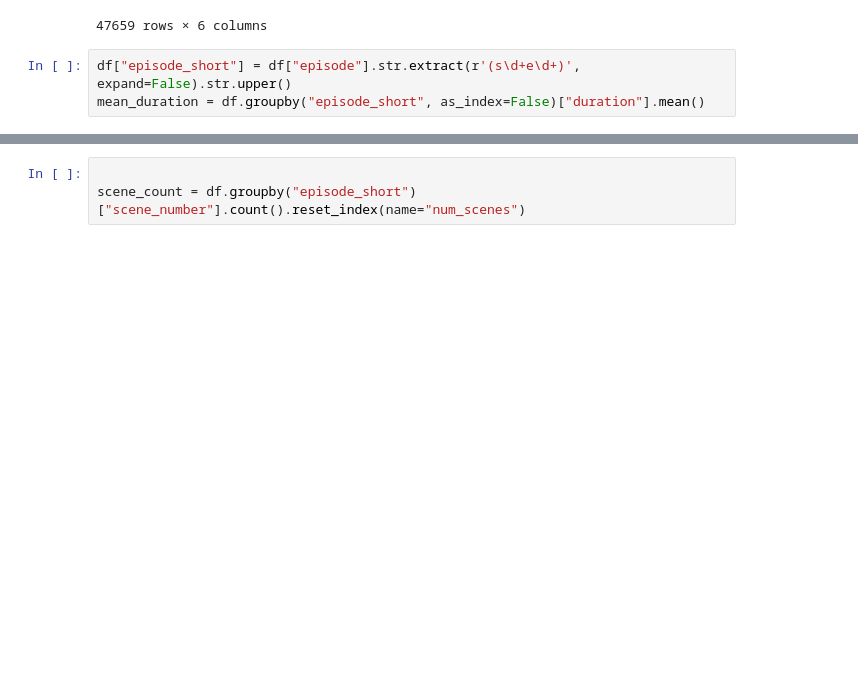
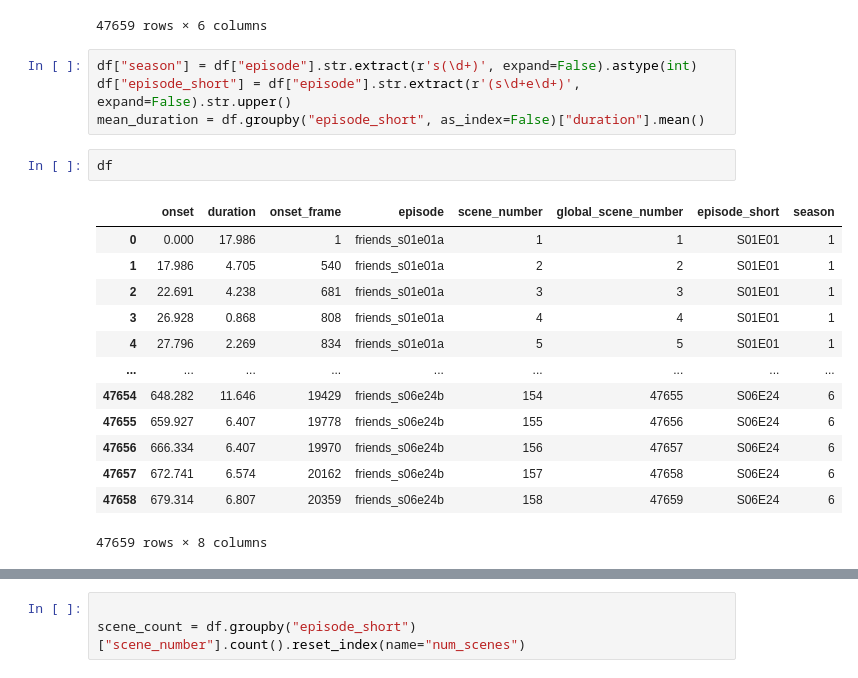
Before and after one commit to brainhack-school2025/analyses_friends_annotations, a Jupyter notebook: notebooks/group_editing.ipynb, the cells around one changed output, grey strips where cells are left out. Cells and saved outputs as stored; diff of their text form; blank space fills up the shorter version.

```diff
--- a/notebooks/group_editing.ipynb
+++ b/notebooks/group_editing.ipynb
@@ -23,5 +22,22 @@ df
 | 47658 | 679.314 | 6.807 | 20359 | friends_s06e24b | 158 | 47659 |
 47659 rows × 6 columns
 # %%
+df["season"] = df["episode"].str.extract(r's(\d+)', expand=False).astype(int)
 df["episode_short"] = df["episode"].str.extract(r'(s\d+e\d+)', expand=False).str.upper()
 mean_duration = df.groupby("episode_short", as_index=False)["duration"].mean()
+# %%
+df
+# %% [output]
+|  | onset | duration | onset_frame | episode | scene_number | global_scene_number | episode_short | season |
+| 0 | 0.000 | 17.986 | 1 | friends_s01e01a | 1 | 1 | S01E01 | 1 |
+| 1 | 17.986 | 4.705 | 540 | friends_s01e01a | 2 | 2 | S01E01 | 1 |
+| 2 | 22.691 | 4.238 | 681 | friends_s01e01a | 3 | 3 | S01E01 | 1 |
+| 3 | 26.928 | 0.868 | 808 | friends_s01e01a | 4 | 4 | S01E01 | 1 |
+| 4 | 27.796 | 2.269 | 834 | friends_s01e01a | 5 | 5 | S01E01 | 1 |
+| ... | ... | ... | ... | ... | ... | ... | ... | ... |
+| 47654 | 648.282 | 11.646 | 19429 | friends_s06e24b | 154 | 47655 | S06E24 | 6 |
+| 47655 | 659.927 | 6.407 | 19778 | friends_s06e24b | 155 | 47656 | S06E24 | 6 |
+| 47656 | 666.334 | 6.407 | 19970 | friends_s06e24b | 156 | 47657 | S06E24 | 6 |
+| 47657 | 672.741 | 6.574 | 20162 | friends_s06e24b | 157 | 47658 | S06E24 | 6 |
+| 47658 | 679.314 | 6.807 | 20359 | friends_s06e24b | 158 | 47659 | S06E24 | 6 |
+47659 rows × 8 columns
```
Also changed, not shown: parts of 7 cells of this notebook, 4 other files.
